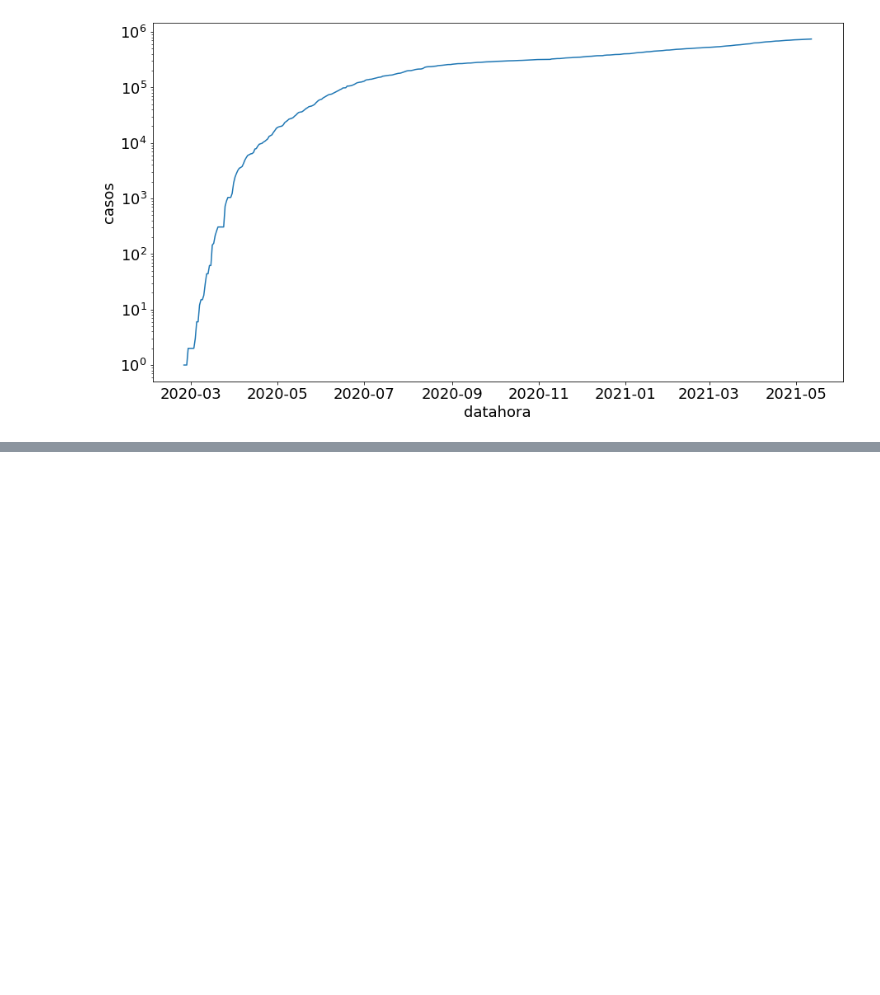
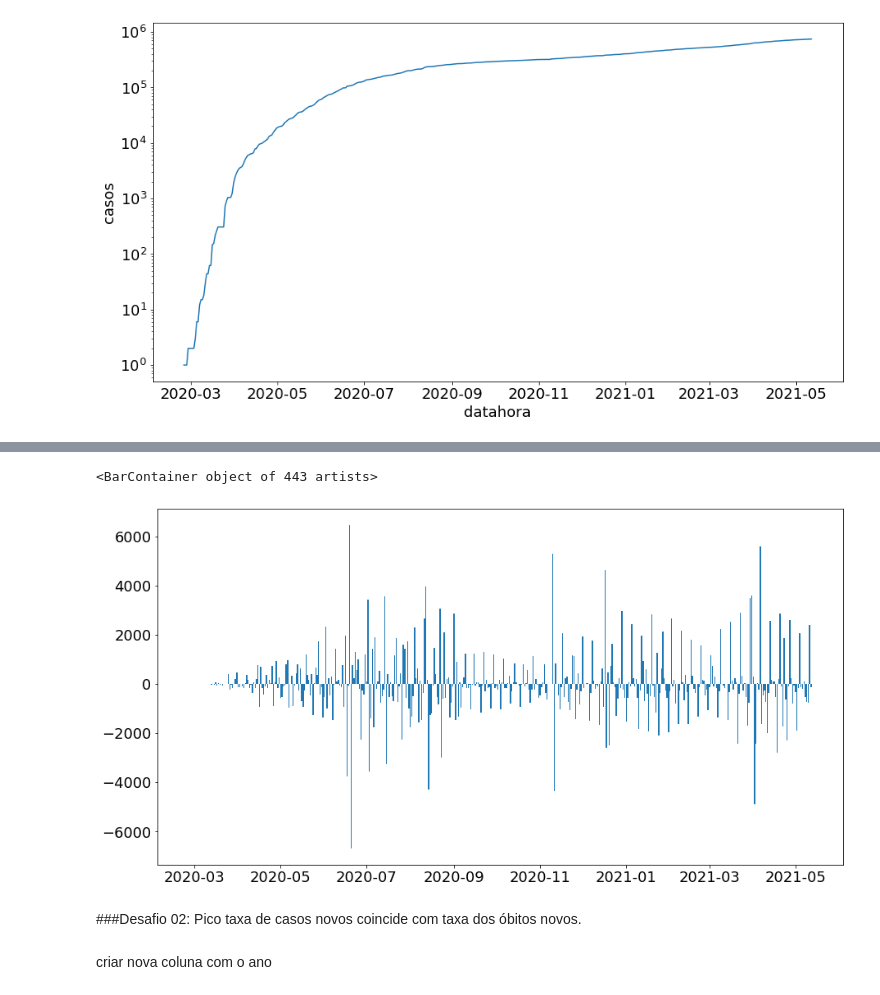
Before and after one commit to johnatanDM/bootcamp-datascience-alura, a Jupyter notebook: Módulo 3 - ANÁLISE DE SÉRIES TEMPORAIS/Bootcamp_Data_Science_Módulo_3.ipynb, the cells around one changed output, grey strips where cells are left out. Saved outputs shown, nothing was run; the diff lists cells and outputs as text; code cells hidden in the pictures; blank space fills up the shorter version.

```diff
--- a/Módulo 3 - ANÁLISE DE SÉRIES TEMPORAIS/Bootcamp_Data_Science_Módulo_3.ipynb
+++ b/Módulo 3 - ANÁLISE DE SÉRIES TEMPORAIS/Bootcamp_Data_Science_Módulo_3.ipynb
@@ -67,0 +96,9 @@ mpl.pyplot.yscale('log')
+# %%
+plt.bar(dados_covid_sp['datahora'],dados_covid_sp['taxa_crescimento_casos_novos'] )
+# %% [output]
+<BarContainer object of 443 artists>
+[figure, added]
+# %% [markdown]
+###Desafio 02: Pico taxa de casos novos coincide com taxa dos óbitos novos.
+# %% [markdown]
+criar nova coluna com o ano
```
Also changed, not shown: parts of 44 cells of this notebook.
